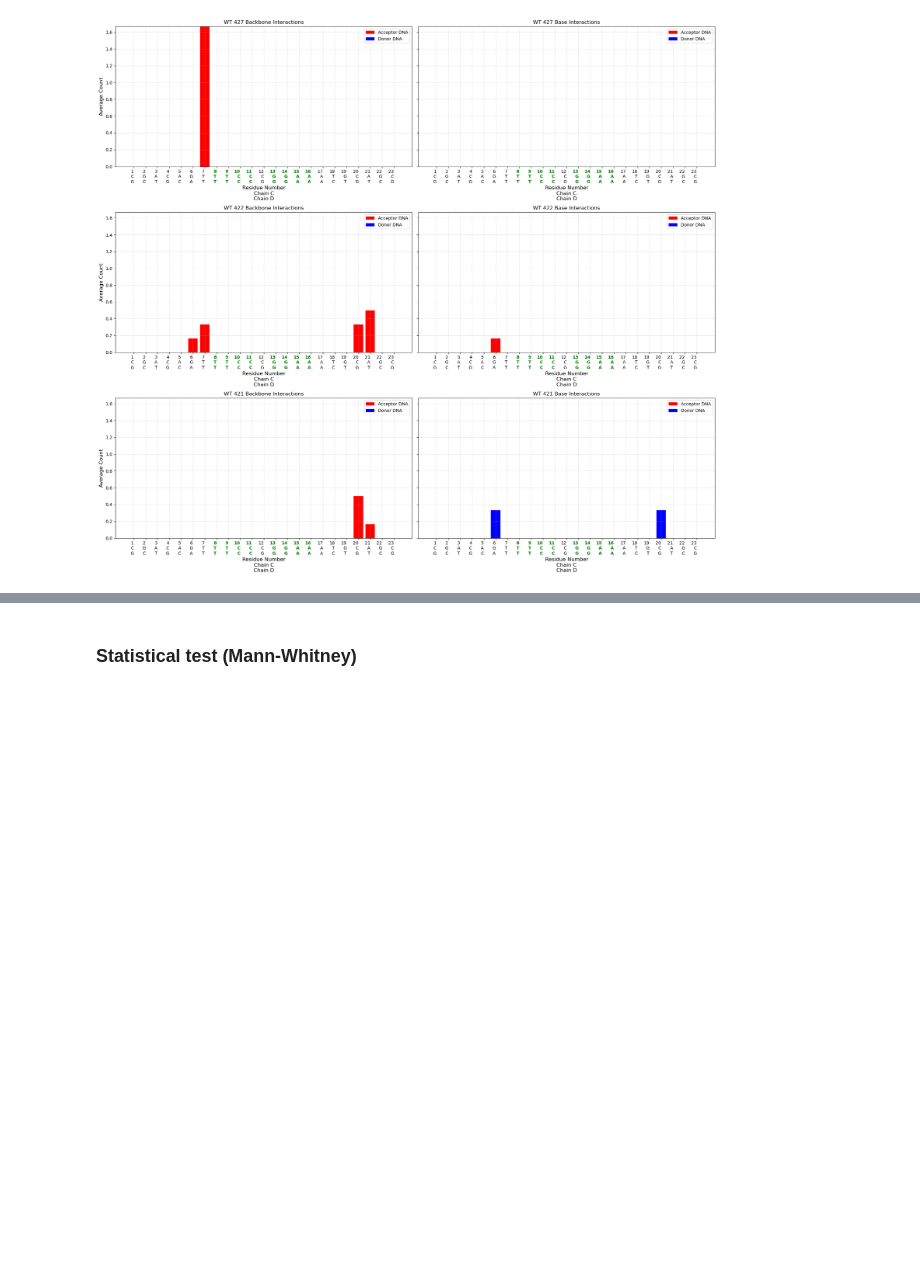
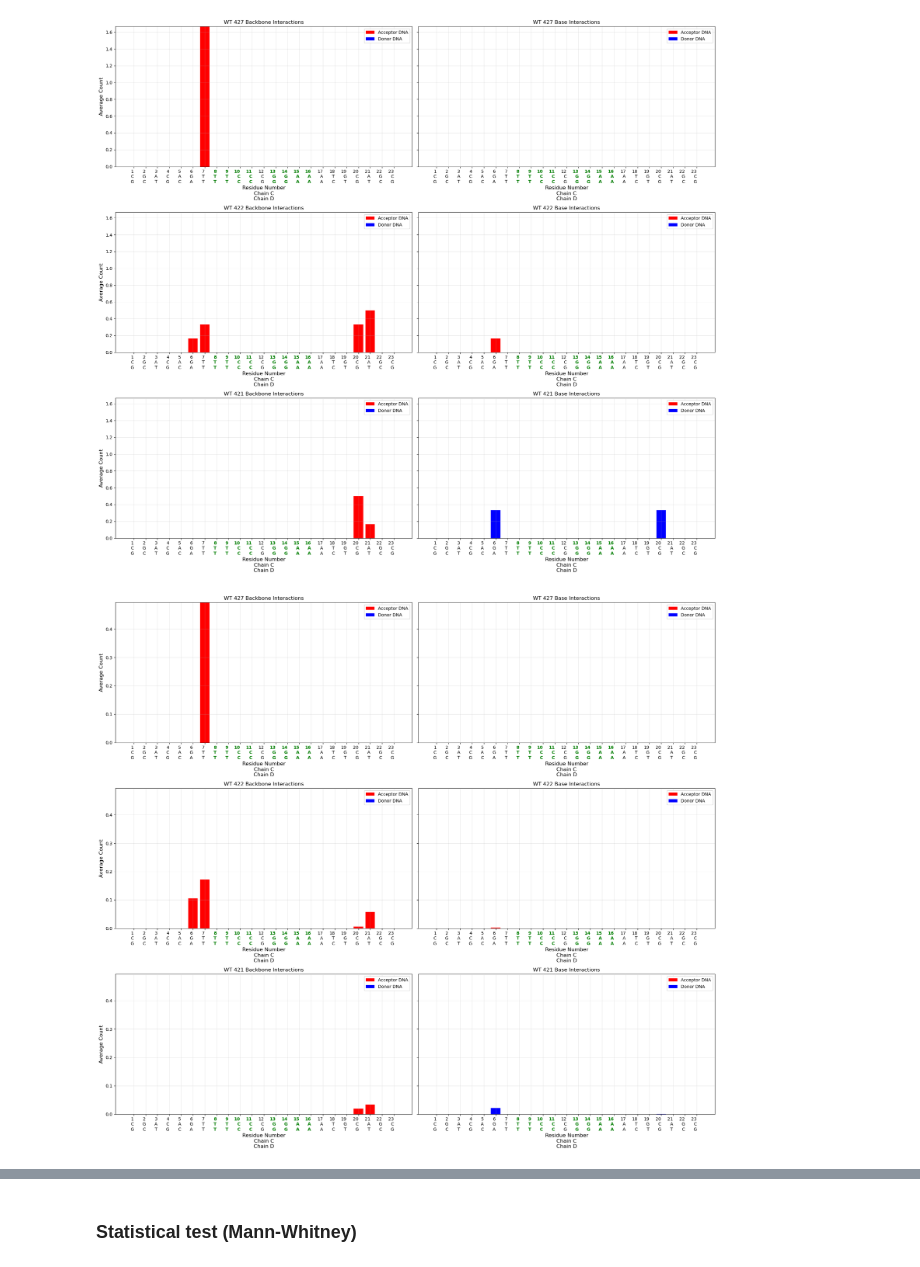
Before and after one commit to lacilab/IMDIA, a Jupyter notebook: scripts/notebooks/WT_S466R_hbonds_comparison_1.2.ipynb, the cells around one changed output, grey strips where cells are left out. Saved outputs shown, nothing was run; the diff lists cells and outputs as text; code cells hidden in the pictures; blank space fills up the shorter version.

```diff
--- a/scripts/notebooks/WT_S466R_hbonds_comparison_1.2.ipynb
+++ b/scripts/notebooks/WT_S466R_hbonds_comparison_1.2.ipynb
@@ -1534,3 +1651,49 @@ plt.tight_layout()
 plt.show()
 # %% [output]
 [figure]
+# %%
+# Define the residues to plot
+residues = [427, 422, 421]
+
+# Create figure with three rows and two columns
+fig, axes = plt.subplots(3, 2, figsize=(20, 18), sharey=True)
+
+# Set y-label for the left column only
+for i in range(3):
+    axes[i, 0].set_ylabel(f'Average Count', fontsize=12)
+
+# Iterate over residues to create plots
+for i, res in enumerate(residues):
+    # Filter data for donor and acceptor at the current residue
+    donor_wt = combined_df_wt[combined_df_wt['donor_res_num_adjusted'] == res]
+    acceptor_wt = combined_df_wt[combined_df_wt['acceptor_res_num_adjusted'] == res]
+
+    # Plot backbone and base interactions (assuming plot_interactions is defined)
+    plot_interactions_totalcount(axes[i, 0], donor_wt, acceptor_wt, 'backbone', f'WT {res} Backbone Interactions', len(wt_dfs))
+    plot_interactions_totalcount(axes[i, 1], donor_wt, acceptor_wt, 'base', f'WT {res} Base Interactions', len(wt_dfs))
+
+    # Customize x-axis labels for both subplots in the row
+    for ax in [axes[i, 0], axes[i, 1]]:
+        # Get current x-ticks (assuming they are residue numbers)
+        ticks = ax.get_xticks()
+        # Filter ticks to ensure they are within the residue range (1-23)
+        valid_ticks = [int(t) for t in ticks if t.is_integer() and 1 <= t <= 23]
+        # Create labels: residue number, Chain C nucleotide, Chain D nucleotide
+        labels = [f"{res}\n{residue_to_nucleotides.get(res, ('N/A', 'N/A'))[0]}\n{residue_to_nucleotides.get(res, ('N/A', 'N/A'))[1]}"
+                  for res in valid_ticks]
+        ax.set_xticks(valid_ticks)
+        ax.set_xticklabels(labels, fontsize=10, rotation=0, ha='right', va='top')
+
+        # Color consensus sequence residues green
+        for i, label in enumerate(ax.get_xticklabels()):
+            if valid_ticks[i] in consensus_residues:
+                label.set_color('green')
+                label.set_weight('bold')
+
+        ax.set_xlabel('Residue Number\nChain C\nChain D', fontsize=12)
+
+# Adjust layout to prevent label clipping
+plt.tight_layout()
+plt.show()
+# %% [output]
+[figure, added]
```
Also changed, not shown: parts of 9 cells of this notebook, 17 other files.
